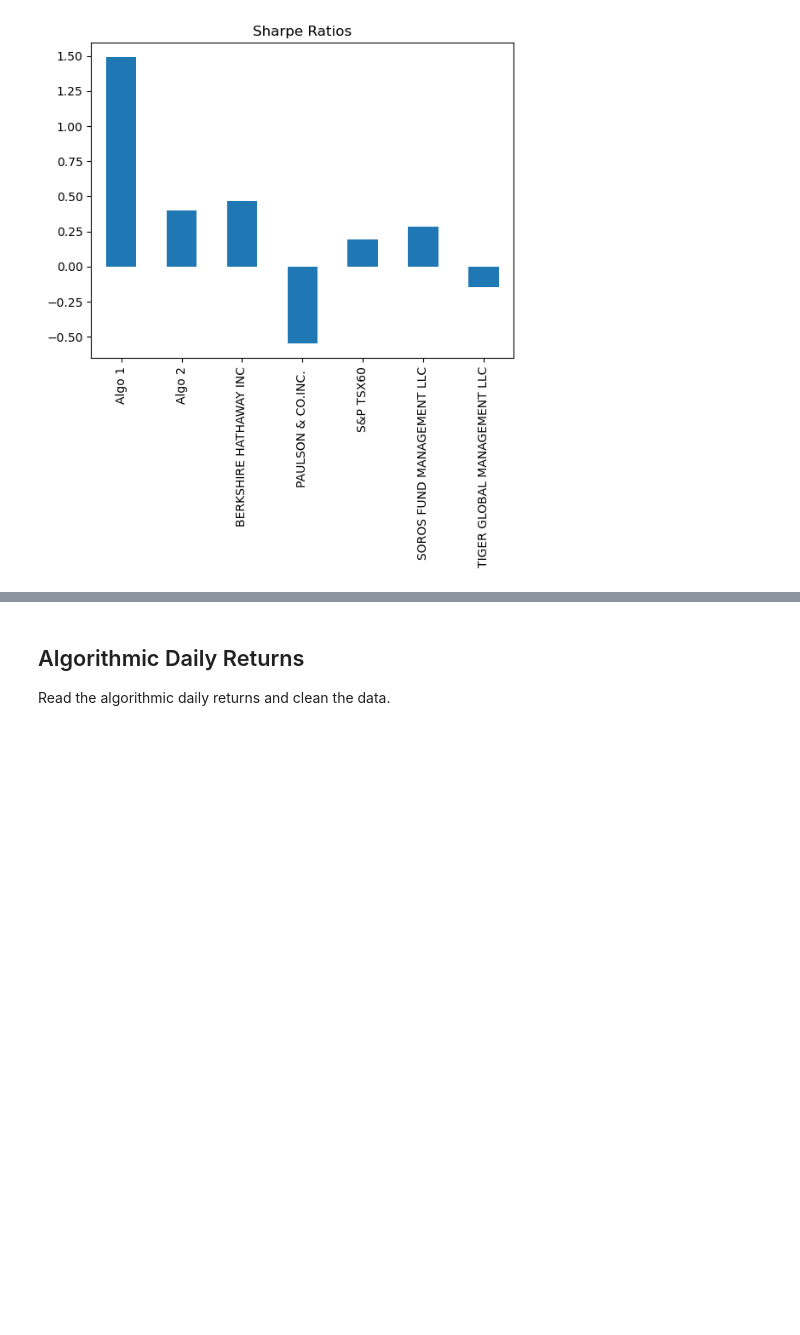
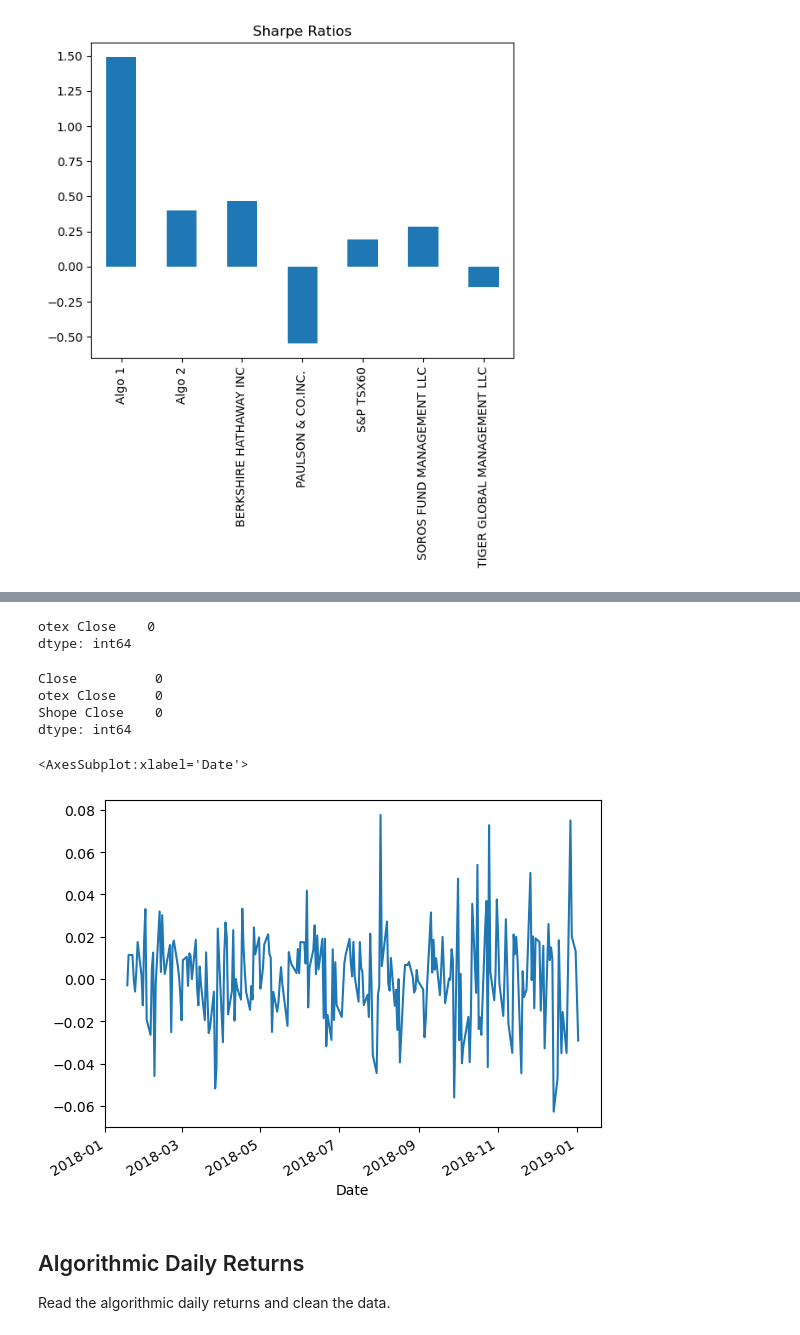
Before and after one commit to Majeedraheem/Portfolio-Quantitative-Analysis, a Jupyter notebook: whale_analysis.ipynb, the cells around one changed output, grey strips where cells are left out. Drawn from its saved outputs; the diff is of its cells as text; code cells hidden in the pictures; blank space fills up the shorter version.

Commit message:
updated 22 customized portfolio

```diff
--- a/whale_analysis.ipynb
+++ b/whale_analysis.ipynb
@@ -627,0 +756,35 @@ return_all_sharpe.plot(kind="bar", title="Sharpe Ratios")
+# %%
+otex_df.isnull().sum()
+# %% [output]
+otex Close    0
+dtype: int64
+# %%
+#creating one datafram customized_df for by concatenating all 3 data set set
+customized_portfolio_df = pd.concat([tesla_df,otex_df,shop_df], axis=1 , join ='inner')
+# %%
+
+customized_portfolio_df.isnull().sum()
+# %% [output]
+Close          0
+otex Close     0
+Shope Close    0
+dtype: int64
+# %%
+## Calculate daily returns
+customized_portfolio_df.sort_index(inplace=True)
+# %%
+customized_portfolio_returns=customized_portfolio_df.pct_change()
+# %%
+# Set weights
+weights = [1/3, 1/3, 1/3]
+
+# Calculate portfolio return
+
+returns_weight=customized_portfolio_returns.dot(weights)
+# %%
+
+# Display sample data
+returns_weight.plot()
+# %% [output]
+<AxesSubplot:xlabel='Date'>
+[figure, added]
```
Also changed, not shown: parts of 17 cells of this notebook, 2 other files.
